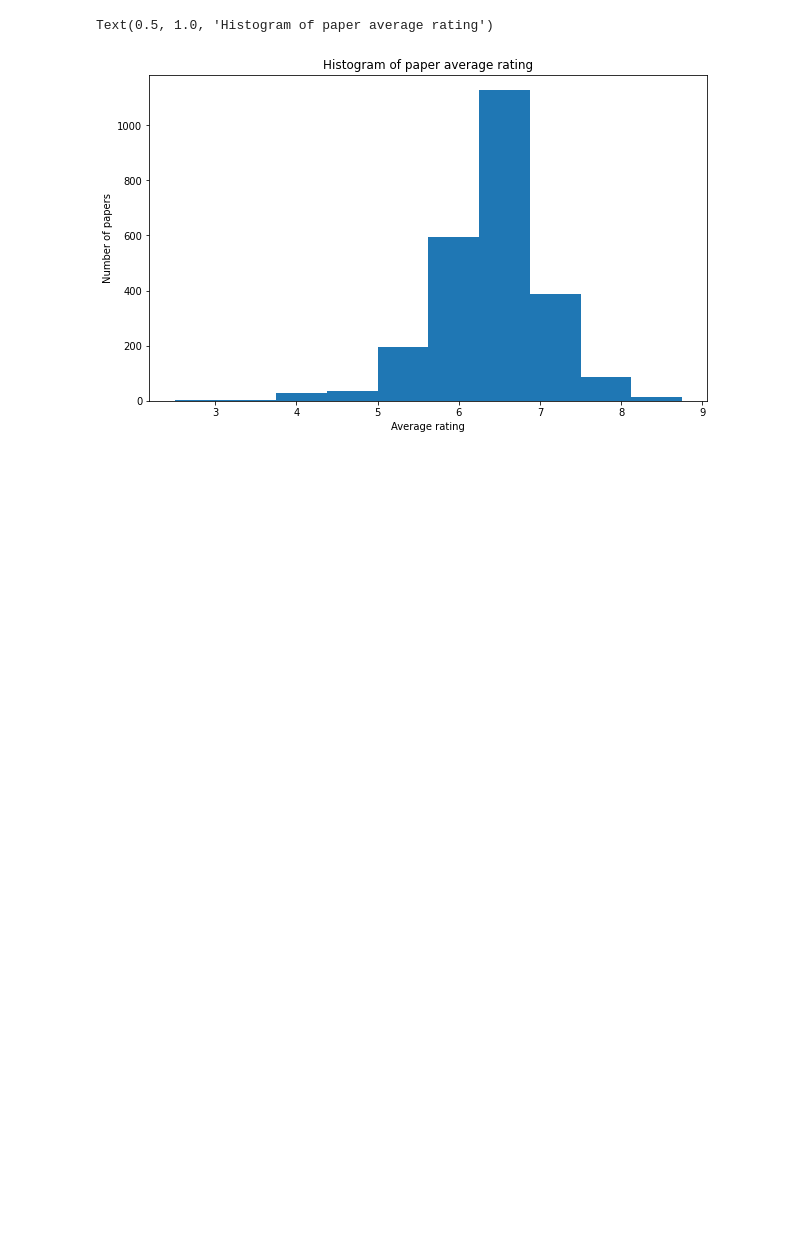
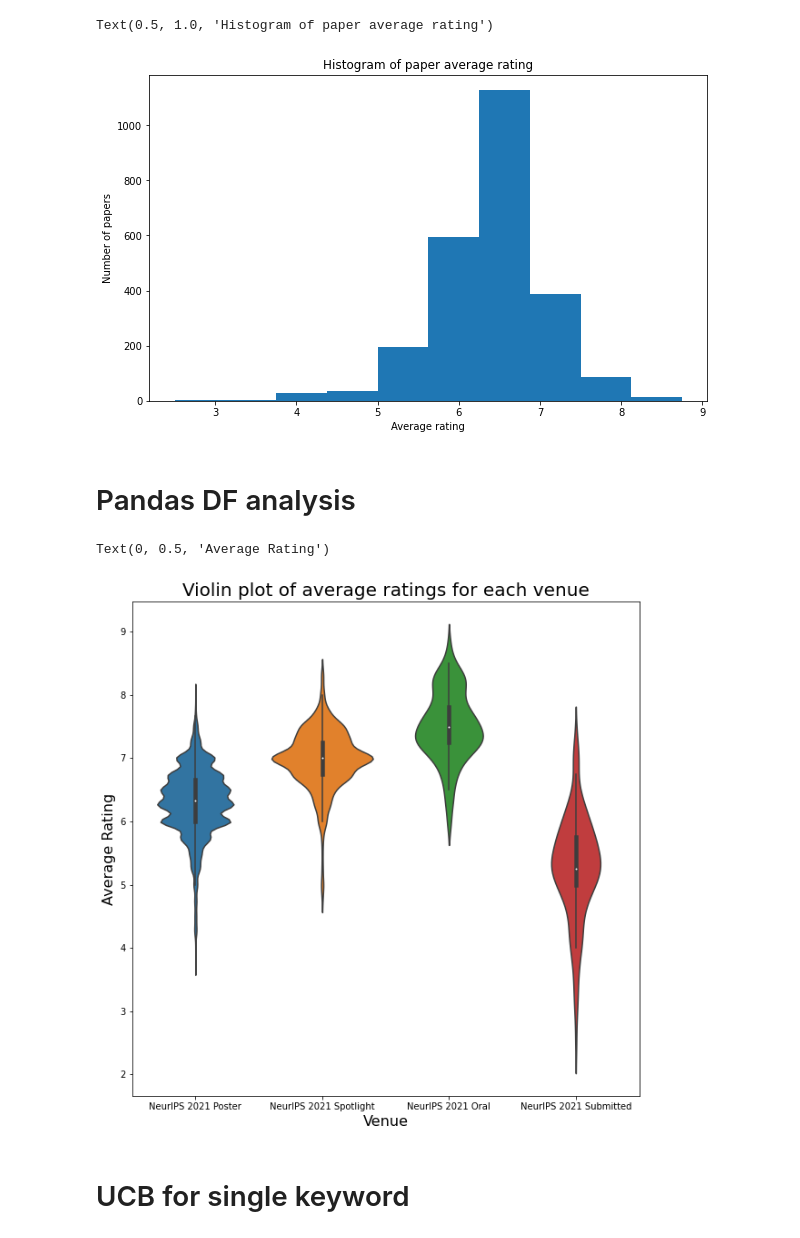
Before and after one commit to chrisnielsen-utilities/literature-review-tools, a Jupyter notebook: analyze_neurips_2021_papers.ipynb, the cells around one changed output. Saved outputs shown, nothing was run; the diff lists cells and outputs as text; code cells hidden in the pictures; blank space fills up the shorter version.

Commit message:
Add code to process papers

```diff
--- a/analyze_neurips_2021_papers.ipynb
+++ b/analyze_neurips_2021_papers.ipynb
@@ -73,6 +79,7 @@ number of distinct keywords: 5384
 search_keywords = ['']
 
 filtered_papers = []
+venue_count_dict = {}
 for paper_name in paper_by_name_dict:
     paper = paper_by_name_dict[paper_name]
     abstract = paper['abstract'].lower()
@@ -92,11 +99,15 @@ for paper_name in paper_by_name_dict:
     if len(ratings) == 0:
         ratings.append(-1)
 
+    if paper['venue'] not in venue_count_dict:
+        venue_count_dict[paper['venue']] = 0
+    venue_count_dict[paper['venue']] += 1
 
     filtered_papers.append( (np.mean(ratings), paper))
 
-sorted_filtered_papers = sorted(filtered_papers, key=lambda paper: paper[0], reverse=False)
+sorted_filtered_papers = sorted(filtered_papers, key=lambda paper: paper[0], reverse=True)
 average_ratings = [x[0] for x in filtered_papers]
+
 
 
 
@@ -113,6 +124,8 @@ for average_rating, paper in sorted_filtered_papers:
     print('Venue:',paper['venue'])
     print('Abstract:',paper['abstract'])
 
+
+
     print('\n\n\n')
 
     if paper_id > 30:
@@ -146,3 +170,43 @@ plt.title('Histogram of paper average rating')
 # %% [output]
 Text(0.5, 1.0, 'Histogram of paper average rating')
 [figure]
+# %% [markdown]
+# Pandas DF analysis
+# %%
+rating_list = []
+keyword_list = []
+venue_list = []
+
+
+for paper_name in paper_by_name_dict:
+    paper = paper_by_name_dict[paper_name]
+
+
+    ratings = []
+    for rating in paper['rating_list']:
+        ratings.append(float(rating.split(':')[0]))
+
+    if len(ratings) == 0:
+        continue
+
+
+    for keyword in paper['keywords']:
+        keyword_list.append(keyword.lower())
+        venue_list.append(paper['venue'])
+        rating_list.append(np.mean(ratings))
+# %%
+
+paper_df = pd.DataFrame({'keyword': keyword_list,
+                         'venue': venue_list,
+                         'rating': rating_list})
+# %%
+plt.figure(figsize=(10,10))
+ax = sns.violinplot(x="venue", y="rating", data=paper_df)
+plt.title('Violin plot of average ratings for each venue', fontsize=20)
+plt.xlabel('Venue', fontsize=16)
+plt.ylabel('Average Rating', fontsize=16)
+# %% [output]
+Text(0, 0.5, 'Average Rating')
+[figure, added]
+# %% [markdown]
+# UCB for single keyword
```
Also changed, not shown: parts of 18 cells of this notebook, 2 other files.
